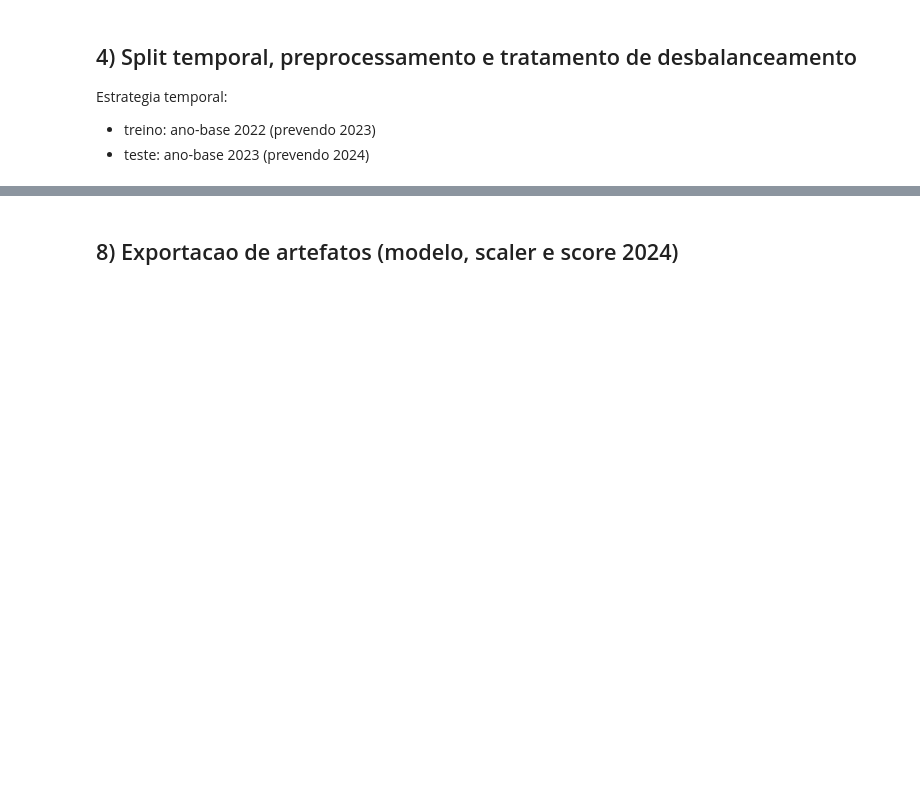
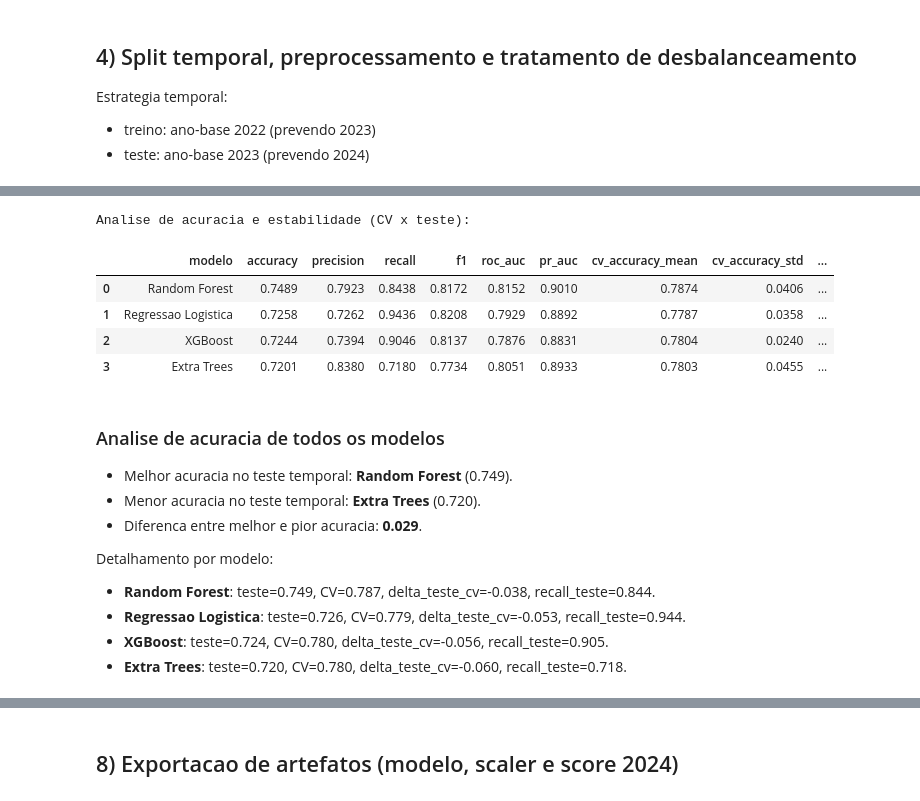
Before and after one commit to marcosfreitas-tech/tech_desafio_fase5, a Jupyter notebook: scripts/2_Modelo_Preditivo.ipynb, the cells around one changed output, grey strips where cells are left out. Drawn from its saved outputs; the diff is of its cells as text; code cells hidden in the pictures; blank space fills up the shorter version.

```diff
--- a/scripts/2_Modelo_Preditivo.ipynb
+++ b/scripts/2_Modelo_Preditivo.ipynb
@@ -742,3 +775,66 @@ calibration_table["prob_media"] = calibration_table["prob_media"] * 100
 
 print(f"Calibracao por faixas - {best_model_name_eval}")
 display(calibration_table.round(2))
+
+# Analise comparativa de acuracia para todos os modelos
+accuracy_analysis = (
+    metrics_table[["modelo", "accuracy", "precision", "recall", "f1", "roc_auc", "pr_auc"]]
+    .merge(
+        cv_metrics_table[["modelo", "cv_accuracy_mean", "cv_accuracy_std", "cv_recall_mean", "cv_f1_mean"]],
+        on="modelo",
+        how="left",
+    )
+    .sort_values("accuracy", ascending=False)
+    .reset_index(drop=True)
+)
+accuracy_analysis["rank_acuracia_teste"] = accuracy_analysis["accuracy"].rank(method="min", ascending=False).astype(int)
+accuracy_analysis["delta_accuracy_teste_vs_cv"] = accuracy_analysis["accuracy"] - accuracy_analysis["cv_accuracy_mean"]
+
+print("Analise de acuracia e estabilidade (CV x teste):")
+display(accuracy_analysis.round(4))
+
+accuracy_plot_df = accuracy_analysis.melt(
+    id_vars=["modelo"],
+    value_vars=["accuracy", "cv_accuracy_mean"],
+    var_name="origem",
+    value_name="acuracia",
+)
+accuracy_plot_df["origem"] = accuracy_plot_df["origem"].map(
+    {"accuracy": "Acuracia no teste temporal", "cv_accuracy_mean": "Acuracia media CV (treino)"}
+)
+
+fig_accuracy = px.bar(
+    accuracy_plot_df,
+    x="modelo",
+    y="acuracia",
+    color="origem",
+    barmode="group",
+    text=accuracy_plot_df["acuracia"].map(lambda v: f"{v:.3f}"),
+    title="Comparacao de acuracia por modelo (teste temporal vs CV)",
+    labels={"modelo": "Modelo", "acuracia": "Acuracia", "origem": "Origem da metrica"},
+)
+fig_accuracy.update_yaxes(range=[0, 1])
+fig_accuracy.update_traces(textposition="outside")
+fig_accuracy.show()
+
+best_acc = accuracy_analysis.iloc[0]
+worst_acc = accuracy_analysis.iloc[-1]
+
+analysis_lines = [
+    "### Analise de acuracia de todos os modelos",
+    "",
+    f"- Melhor acuracia no teste temporal: **{best_acc['modelo']}** ({best_acc['accuracy']:.3f}).",
+    f"- Menor acuracia no teste temporal: **{worst_acc['modelo']}** ({worst_acc['accuracy']:.3f}).",
+    f"- Diferenca entre melhor e pior acuracia: **{(best_acc['accuracy'] - worst_acc['accuracy']):.3f}**.",
+    "",
+    "Detalhamento por modelo:",
+]
+
+for _, row in accuracy_analysis.iterrows():
+    analysis_lines.append(
+        f"- **{row['modelo']}**: teste={row['accuracy']:.3f}, CV={row['cv_accuracy_mean']:.3f}, "
+        f"delta_teste_cv={row['delta_accuracy_teste_vs_cv']:+.3f}, recall_teste={row['recall']:.3f}."
+    )
+
+display(Markdown("\n".join(analysis_lines)))
+# %% [output]
@@ -745 +848,18 @@ display(calibration_table.round(2))
+Analise de acuracia e estabilidade (CV x teste):
+|  | modelo | accuracy | precision | recall | f1 | roc_auc | pr_auc | cv_accuracy_mean | cv_accuracy_std | ... |
+| 0 | Random Forest | 0.7489 | 0.7923 | 0.8438 | 0.8172 | 0.8152 | 0.9010 | 0.7874 | 0.0406 | ... |
+| 1 | Regressao Logistica | 0.7258 | 0.7262 | 0.9436 | 0.8208 | 0.7929 | 0.8892 | 0.7787 | 0.0358 | ... |
+| 2 | XGBoost | 0.7244 | 0.7394 | 0.9046 | 0.8137 | 0.7876 | 0.8831 | 0.7804 | 0.0240 | ... |
+| 3 | Extra Trees | 0.7201 | 0.8380 | 0.7180 | 0.7734 | 0.8051 | 0.8933 | 0.7803 | 0.0455 | ... |
+### Analise de acuracia de todos os modelos
+
+- Melhor acuracia no teste temporal: **Random Forest** (0.749).
+- Menor acuracia no teste temporal: **Extra Trees** (0.720).
+- Diferenca entre melhor e pior acuracia: **0.029**.
+
+Detalhamento por modelo:
+- **Random Forest**: teste=0.749, CV=0.787, delta_teste_cv=-0.038, recall_teste=0.844.
+- **Regressao Logistica**: teste=0.726, CV=0.779, delta_teste_cv=-0.053, recall_teste=0.944.
+- **XGBoost**: teste=0.724, CV=0.780, delta_teste_cv=-0.056, recall_teste=0.905.
+- **Extra Trees**: teste=0.720, CV=0.780, delta_teste_cv=-0.060, recall_teste=0.718.
 # %% [markdown]
```
Also changed, not shown: parts of 11 cells of this notebook, 14 other files.
